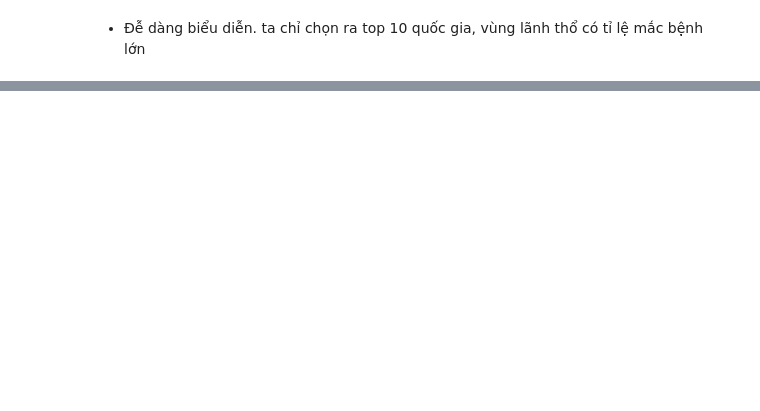
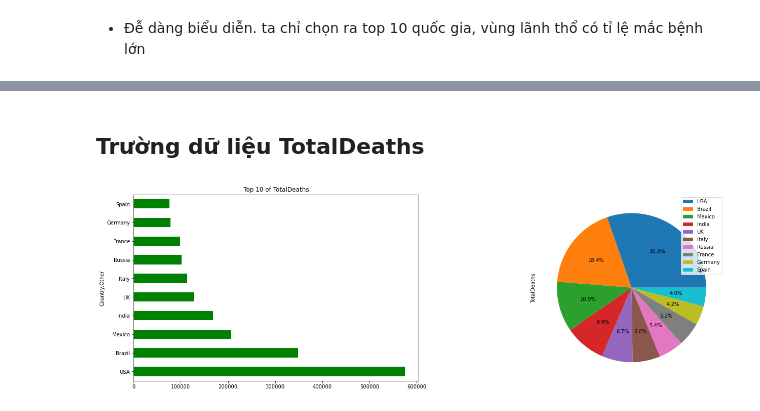
Before and after one commit to HieuTranV/DataVisualization, a Jupyter notebook: Analysis.ipynb, the cells around one changed output, grey strips where cells are left out. Cells and saved outputs as stored; diff of their text form; code cells hidden in the pictures; blank space fills up the shorter version.

```diff
--- a/Analysis.ipynb
+++ b/Analysis.ipynb
@@ -182,9 +200,2 @@ plt.show()
 # %% [markdown]
 - Đễ dàng biểu diễn. ta chỉ chọn ra top 10 quốc gia, vùng lãnh thổ có tỉ lệ mắc bệnh lớn
-# %%
-df_10=df.sort_values(by=["TotalDeaths"], ascending=False)[:10]
-fig, ax =plt.subplots()
-# fig.tight_layout()
-df_10.TotalDeaths.plot(kind='barh',figsize=(12, 6), title="Top 10 of Total Deaths", color='green')
-# df_10.TotalCases.plot(kind='barh', ax=axs[1], figsize=(12, 6), title="Top 10 of Total Cases", color='green')
-plt.show()
@@ -193,7 +201,0 @@ plt.show()
-# %%
-fig, ax=plt.subplots()
-# fig.tight_layout()
-df_10.TotalDeaths.plot(kind='pie', autopct='%1.1f%%',figsize=(12, 8), labels=None, ax=ax)
-# df_10.TotalCases.plot(kind='pie', autopct='%1.1f%%',figsize=(12, 8), labels=None, ax=axs[1])
-plt.legend(loc='lower left', labels = df_10.index)
-plt.show()
@@ -209,5 +201,0 @@ df["TotalCases"] == (df["TotalCases"]-df["TotalDeaths"] - df["TotalRecovered"]-d
-# %%
-data =df_10[["TotalCases", "TotalDeaths", "TotalRecovered", "ActiveCases"]]
-g = sns.FacetGrid(data)
-g.map(plt.hist, "TotalDeaths", stacked=True, color='green')
-g.map(plt.hist, "TotalRecovered", stacked=True)
@@ -217,0 +202,16 @@ df_10[["TotalDeaths", "TotalRecovered", "ActiveCases"]].plot(kind='barh', stacke
+# %% [markdown]
+## Trường dữ liệu TotalDeaths
+# %%
+def draw(df, top, col):
+    data=df.sort_values(by=col, ascending=False)[:top]
+    fig, axs =plt.subplots(1,2)
+    fig.tight_layout()
+    title_ = "Top " + str(top) + " of "+ col
+    data[col].plot(kind='barh',figsize=(20, 6), title=title_, color='green', ax=axs[0])
+    data[col].plot(kind='pie', autopct='%1.1f%%',figsize=(20, 6), labels=None, ax=axs[1], legend='auto')
+    plt.show()
+top=10
+# %%
+draw(df, top, "TotalDeaths")
+# %% [output]
+[figure, added]
```
Also changed, not shown: parts of 32 cells of this notebook.
